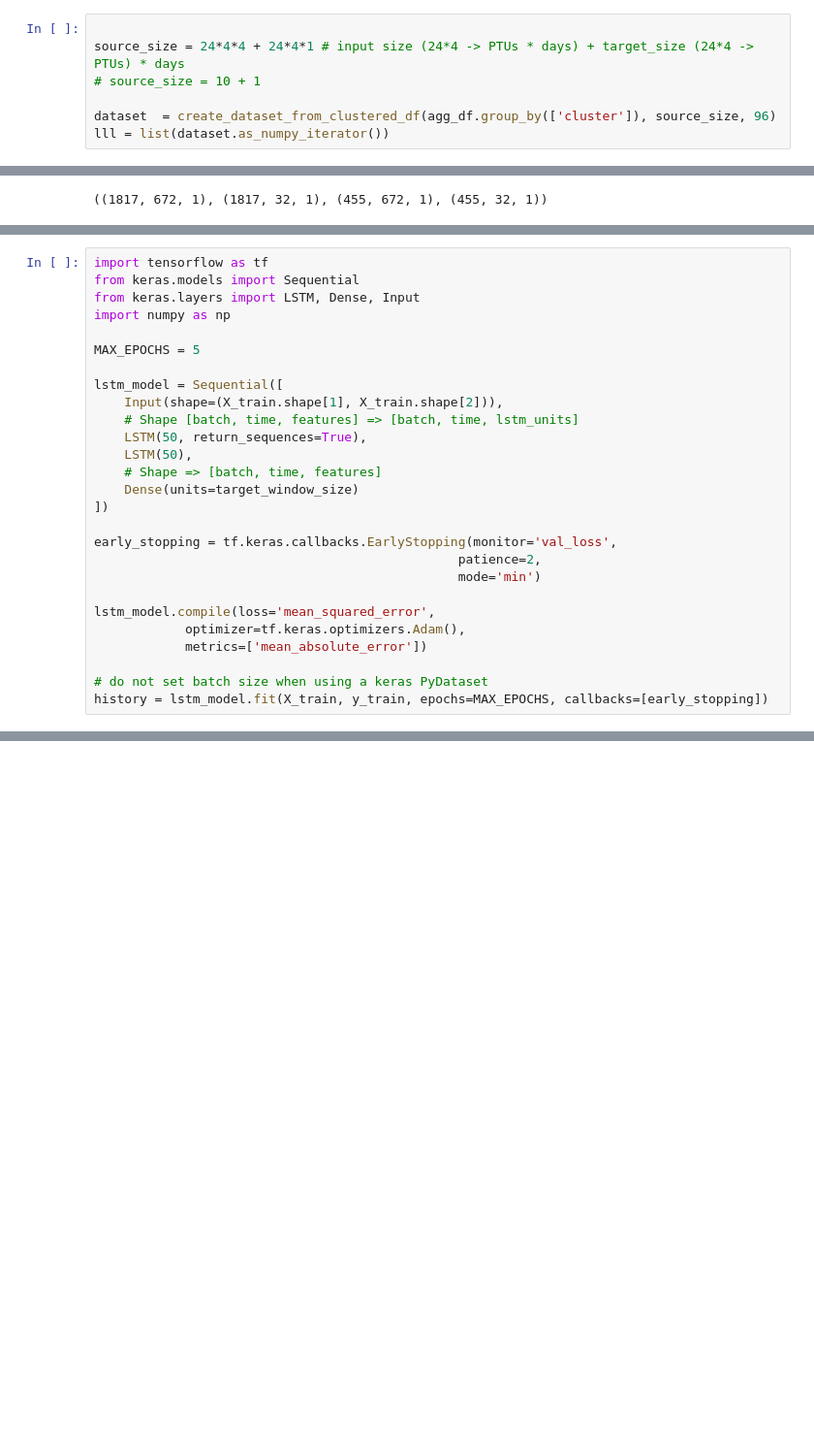
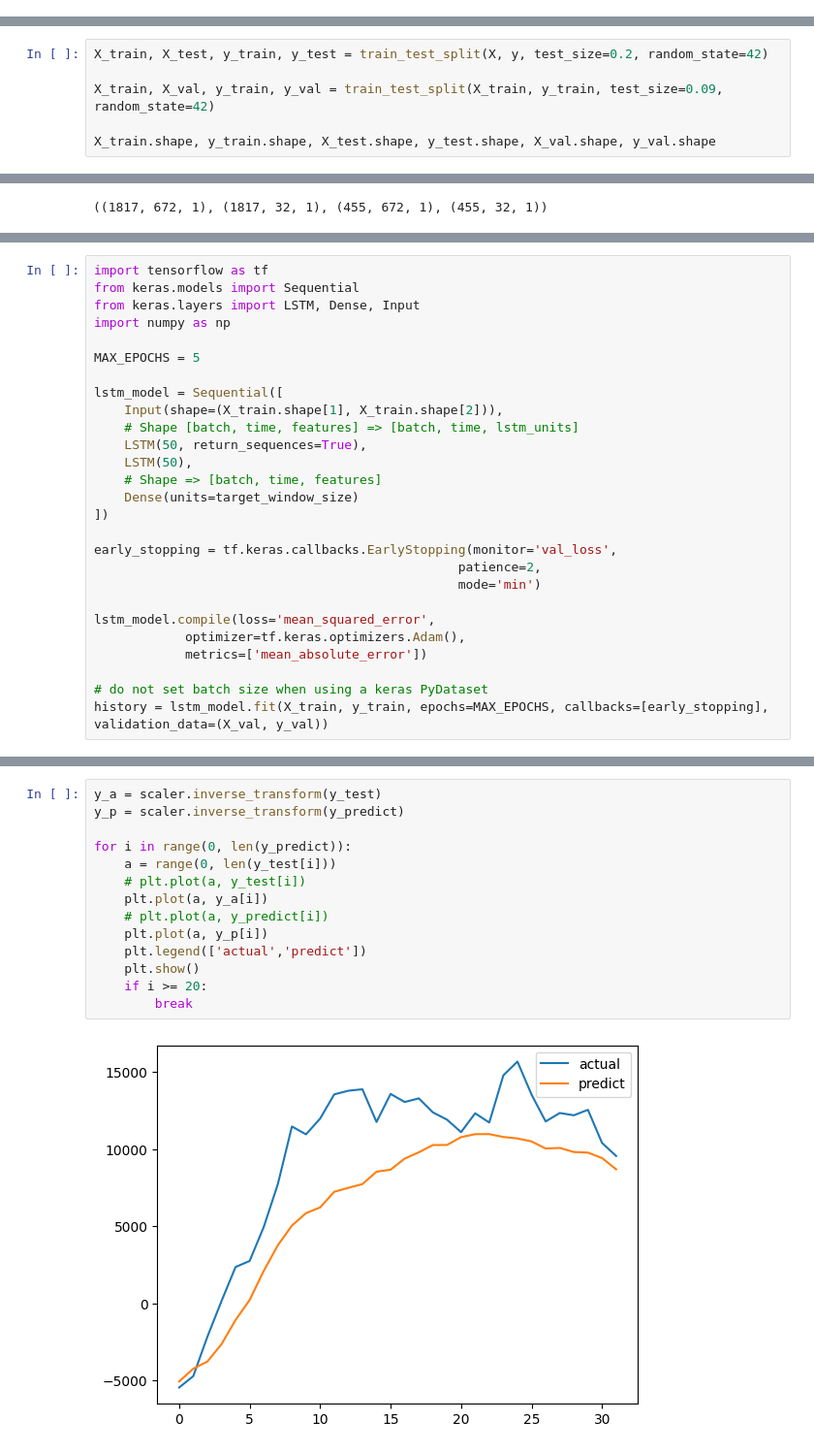
Before and after one commit to erewl/short-term-load-forecasting-with-domain-knowledge, a Jupyter notebook: notebooks/lstm_example.ipynb, the cells around one changed output, grey strips where cells are left out. Shown at 97% size. Drawn from its saved outputs; the diff is of its cells as text; blank space fills up the shorter version.

Commit message:
Refining pipeline from database to training, Included validation set in training

```diff
--- a/notebooks/lstm_example.ipynb
+++ b/notebooks/lstm_example.ipynb
@@ -373,9 +377,2 @@ np.set_printoptions(suppress=True, formatter={'float_kind': custom_format})
 # %%
 from src.neuro_symbolic_demand_forecasting.helpers.dataset_utils import create_dataset_from_clustered_df, create_dataset_from_df, create_X_y_split
-# %%
-
-source_size = 24*4*4 + 24*4*1 # input size (24*4 -> PTUs * days) + target_size (24*4 -> PTUs) * days
-# source_size = 10 + 1
-
-dataset  = create_dataset_from_clustered_df(agg_df.group_by(['cluster']), source_size, 96)
-lll = list(dataset.as_numpy_iterator())
@@ -416,0 +459,6 @@ plt.show()
+# %%
+X_train, X_test, y_train, y_test = train_test_split(X, y, test_size=0.2, random_state=42)
+
+X_train, X_val, y_train, y_val = train_test_split(X_train, y_train, test_size=0.09, random_state=42)
+
+X_train.shape, y_train.shape, X_test.shape, y_test.shape, X_val.shape, y_val.shape
@@ -476,6 +535,6 @@ lstm_model.compile(loss='mean_squared_error',
             metrics=['mean_absolute_error'])
 
 # do not set batch size when using a keras PyDataset
-history = lstm_model.fit(X_train, y_train, epochs=MAX_EPOCHS, callbacks=[early_stopping])
+history = lstm_model.fit(X_train, y_train, epochs=MAX_EPOCHS, callbacks=[early_stopping], validation_data=(X_val, y_val))
 # %% [output]
 Epoch 1/5
@@ -504,0 +564,16 @@ print(y_predict.shape, y_actual.shape, X_test.shape)
+# %%
+y_a = scaler.inverse_transform(y_test)
+y_p = scaler.inverse_transform(y_predict)
+
+for i in range(0, len(y_predict)):
+    a = range(0, len(y_test[i]))
+    # plt.plot(a, y_test[i])
+    plt.plot(a, y_a[i])
+    # plt.plot(a, y_predict[i])
+    plt.plot(a, y_p[i])
+    plt.legend(['actual','predict'])
+    plt.show()
+    if i >= 20:
+        break
+# %% [output]
+[figure, added]
```
Also changed, not shown: parts of 35 cells of this notebook, 1 other file.
